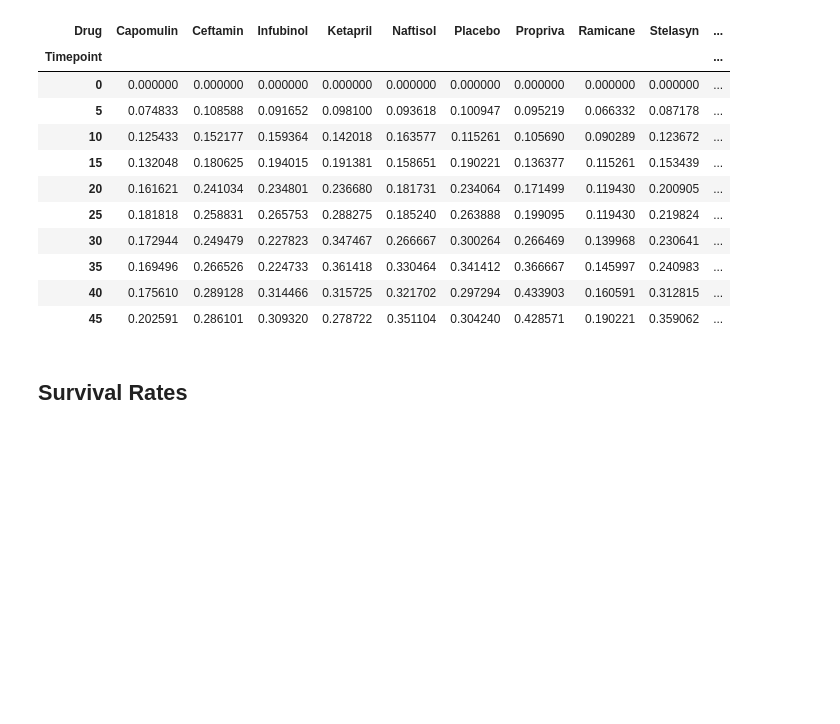
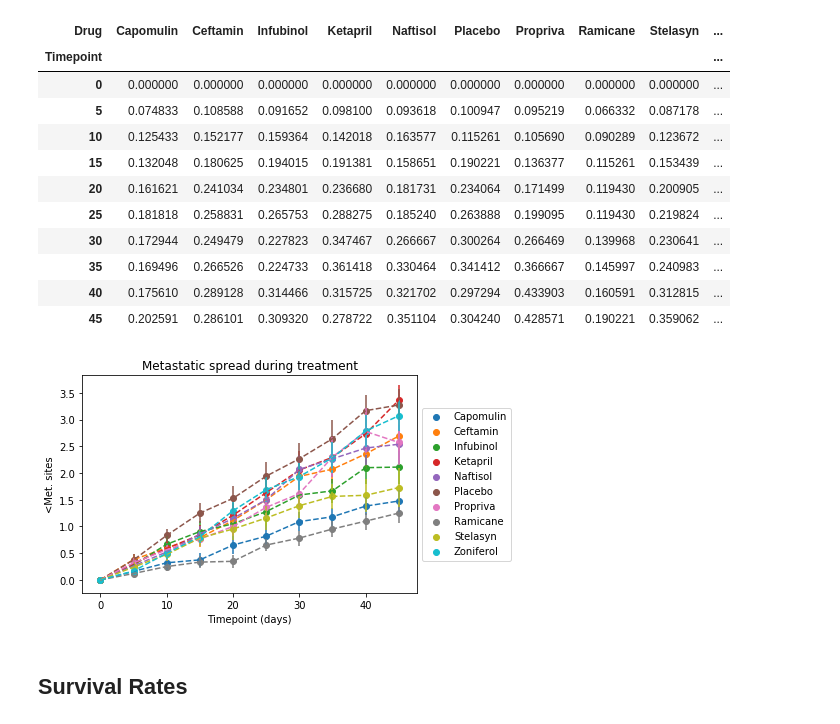
Before and after one commit to komalac/Matplotlib, a Jupyter notebook: Pymaceuticals/pymaceuticals_starter.ipynb, the cells around one changed output. Saved outputs shown, nothing was run; the diff lists cells and outputs as text; code cells hidden in the pictures; blank space fills up the shorter version.

```diff
--- a/Pymaceuticals/pymaceuticals_starter.ipynb
+++ b/Pymaceuticals/pymaceuticals_starter.ipynb
@@ -175,3 +169,15 @@ MSsemPivoted_df
+# %%
+for i in cols:
+    plt.scatter(MSPivoted_df.index,MSPivoted_df[i])
+    plt.errorbar(MSPivoted_df.index,MSPivoted_df[i],MSsemPivoted_df[i],linestyle="dashed",markersize="2")
+
+plt.title('Metastatic spread during treatment')
+plt.xlabel("Timepoint (days)")
+plt.ylabel("<Met. sites")
+plt.legend(cols, loc='center left',bbox_to_anchor=(1, .5))
+plt.savefig("Metastatic spread during treatment.jpg",bbox_inches = "tight")
+# %% [output]
+[figure, added]
 # %% [markdown]
 ## Survival Rates
 # %%
```
Also changed, not shown: parts of 6 cells of this notebook, 2 other files.
